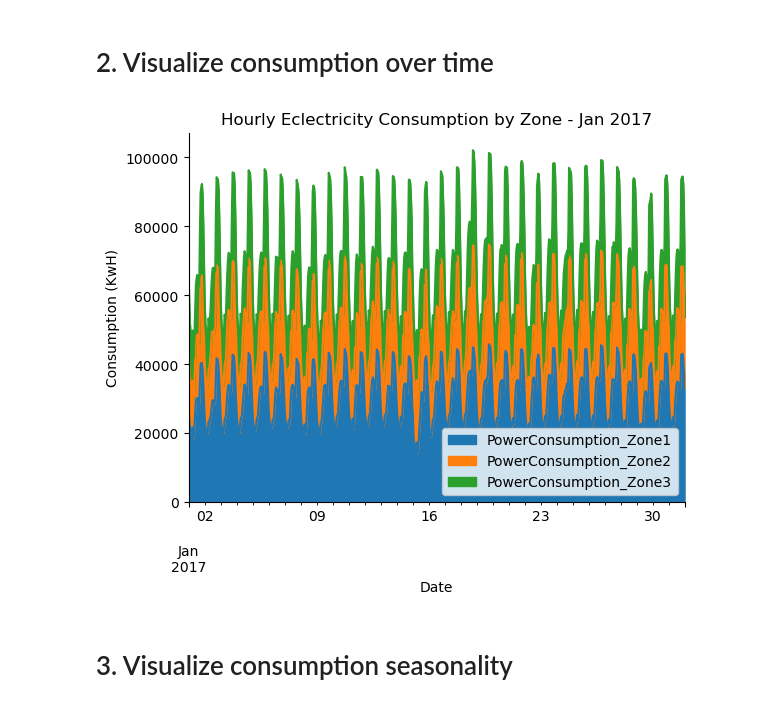
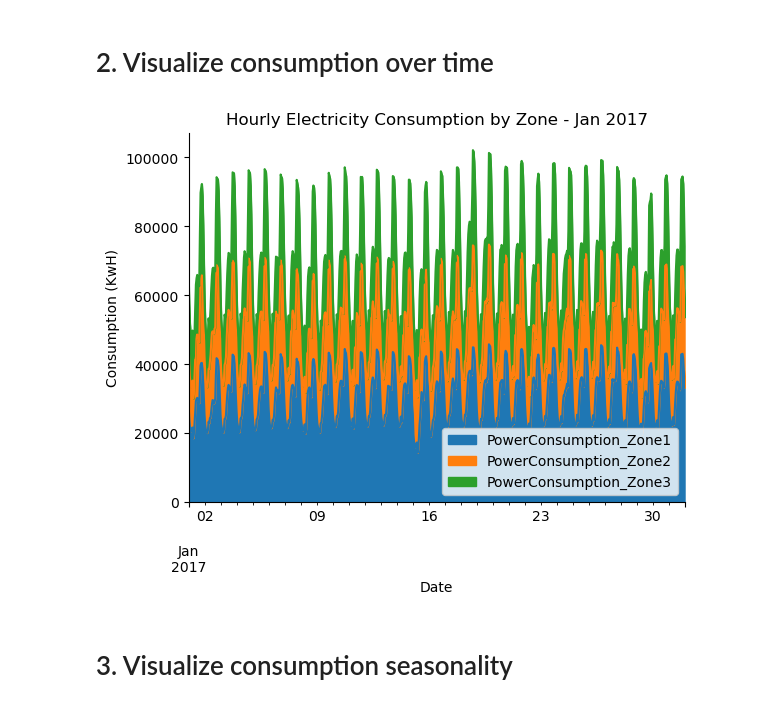
Before and after one commit to nmowens95/Electricity-Usage-Analysis, a Jupyter notebook: Electricity Usage Analysis.ipynb, the cells around one changed output. Cells and saved outputs as stored; diff of their text form; code cells hidden in the pictures.

```diff
--- a/Electricity Usage Analysis.ipynb
+++ b/Electricity Usage Analysis.ipynb
@@ -56,26 +56,27 @@ powerconsumption.head()
 # %%
 import seaborn as sns
 
 # Set Datetime as index to push into index and resample by hour
 # We can also set per day to have a daily look at energy consumption
 (powerconsumption
  .set_index(["Datetime"])
+ [["PowerConsumption_Zone1", "PowerConsumption_Zone2", "PowerConsumption_Zone3"]]
  .resample("H")
  .mean()
- .loc["2017-01", ["PowerConsumption_Zone1", "PowerConsumption_Zone2", "PowerConsumption_Zone3"]]
+ .loc["2017-01"]
  .plot
  .area(
-     title="Hourly Eclectricity Consumption by Zone - Jan 2017",
+     title="Hourly Electricity Consumption by Zone - Jan 2017",
      xlabel="Date",
      ylabel="Consumption (KwH)"
  )
 )
 
 sns.despine()
 
 # We would need to inform the committe that we need to be able to at least handle 100,000 KwH
 # %% [output]
-[figure, old version]
+[figure, new version]
 # %% [markdown]
 # 3. Visualize consumption seasonality
 # %%
```
